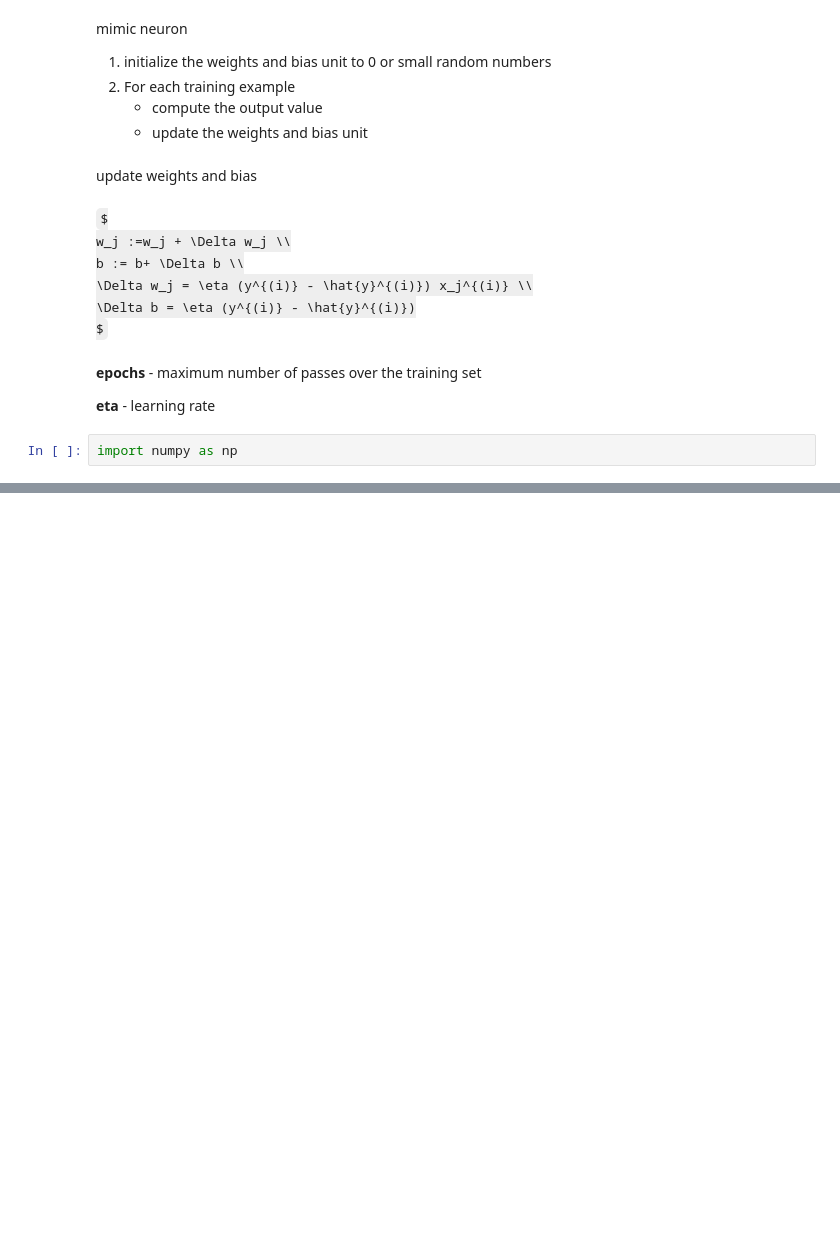
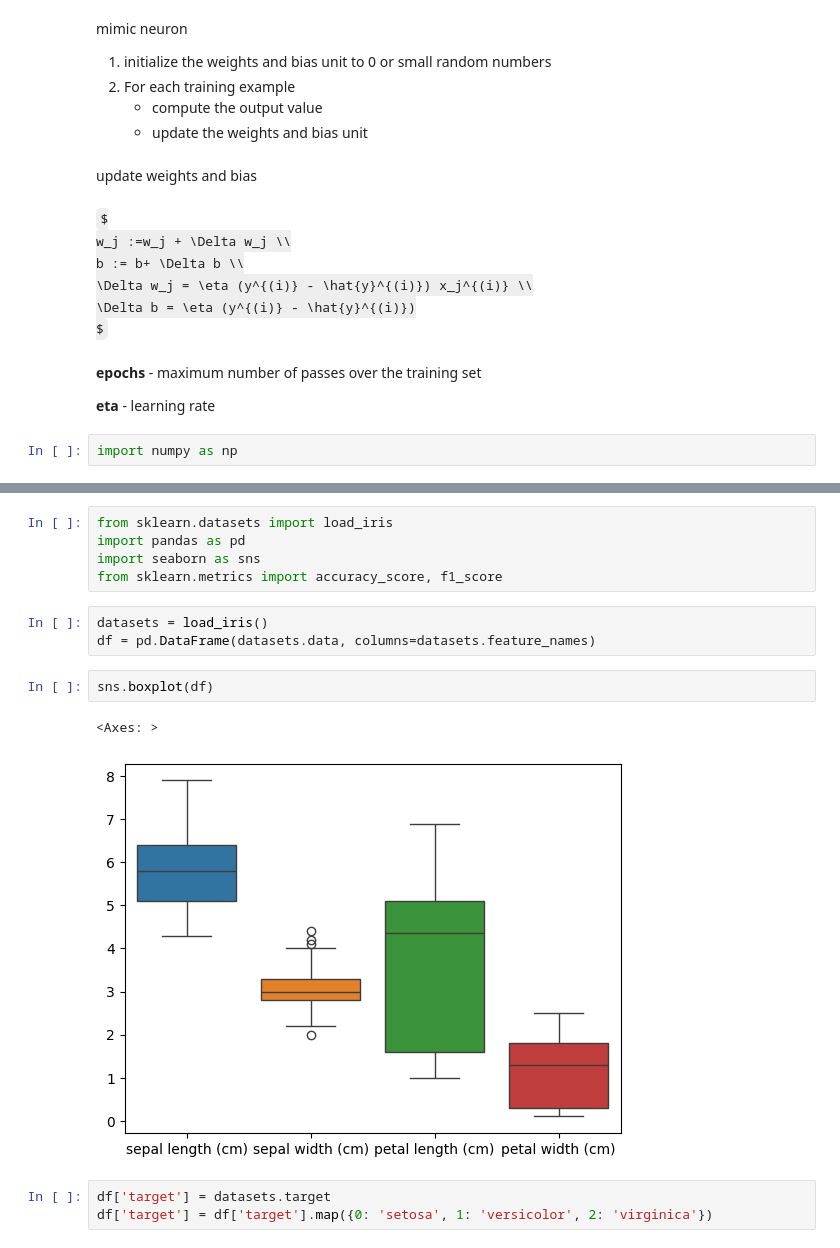
Before and after one commit to nnnlife/mlearn-pytorch, a Jupyter notebook: 1_percentron_intro.ipynb, the cells around one changed output, grey strips where cells are left out. Drawn from its saved outputs; the diff is of its cells as text; some formulas as TeX source; blank space fills up the shorter version.

```diff
--- a/1_percentron_intro.ipynb
+++ b/1_percentron_intro.ipynb
@@ -70,0 +82,16 @@ arr.shape
+# %%
+from sklearn.datasets import load_iris
+import pandas as pd
+import seaborn as sns
+from sklearn.metrics import accuracy_score, f1_score
+# %%
+datasets = load_iris()
+df = pd.DataFrame(datasets.data, columns=datasets.feature_names)
+# %%
+sns.boxplot(df)
+# %% [output]
+<Axes: >
+[figure, added]
+# %%
+df['target'] = datasets.target
+df['target'] = df['target'].map({0: 'setosa', 1: 'versicolor', 2: 'virginica'})
```
Also changed, not shown: parts of 16 cells of this notebook, 2 other files.
